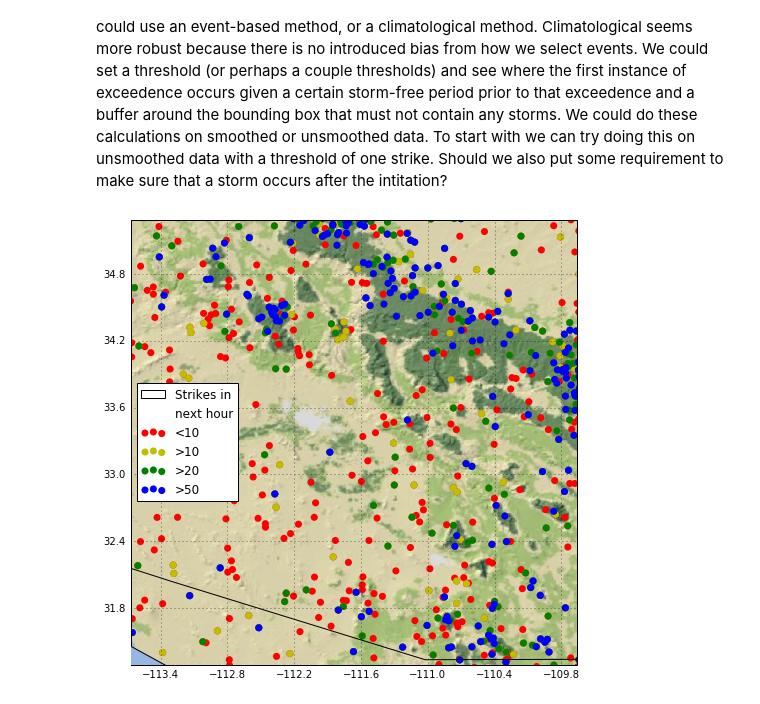
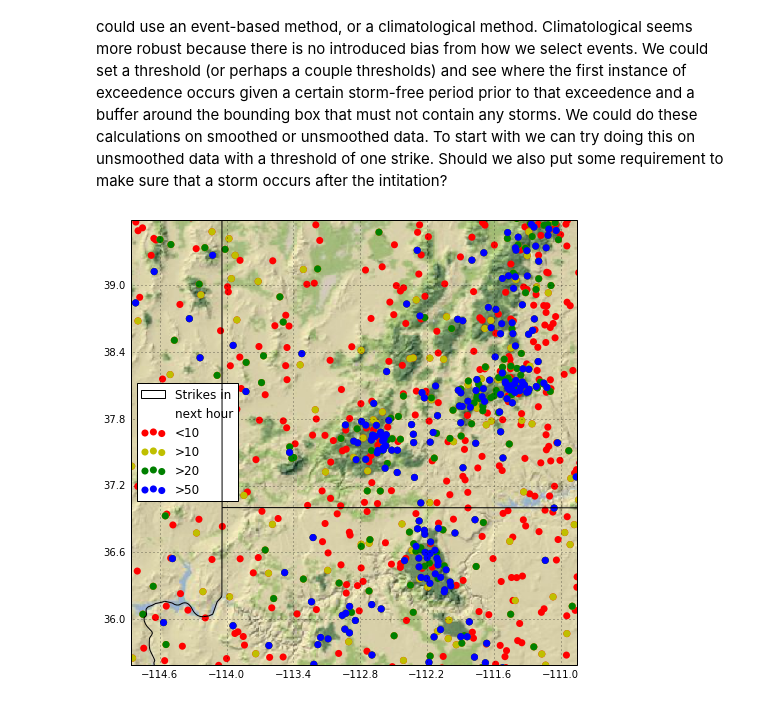
Before and after one commit to jsignell/lightning-tools, a Jupyter notebook: Initiation.ipynb, the cells around one changed output. Cells and saved outputs as stored; diff of their text form; code cells hidden in the pictures.

```diff
--- a/Initiation.ipynb
+++ b/Initiation.ipynb
@@ -24,6 +30,6 @@ c.define_grid()
 # %%
 # open dataset for the months that you are interested in
-ds = c.get_ds(m=8)
+ds = c.get_ds(m=7, func=None)
 
 # get the time difference between each strike
 t_diff = pd.TimedeltaIndex(np.diff(ds.time))
@@ -32,11 +38,9 @@ t_diff = pd.TimedeltaIndex(np.diff(ds.time))
 cond=(t_diff>pd.Timedelta(hours=1)) & (t_diff<pd.Timedelta(days=20))
 
 # make a dataframe of all the records when this is the case and reset the index
-df = ds.record[1:][cond].to_dataframe().drop('record', axis=1).reset_index()
+df0 = ds.record[1:][cond].to_dataframe().drop('record', axis=1).reset_index()
 
 # count the strikes in the next hour
-# 19.1 ms per record
-mylist = [ds.record[((ds.time> ds.record[1:][cond][n].time) &
-          (ds.time< ds.record[1:][cond][n].time + pd.Timedelta(hours=1)))].count().values for n in range(cond.sum())]
+ml = [((ds.time>t.asm8) & (ds.time<(t+ pd.Timedelta(hours=1)).asm8)).sum().values for t in df0.time]
 
 ds.close()
@@ -45,20 +47,22 @@ s = pd.Series([n>50 for n in mylist1])
-# %%
-df_50 = df[s1]
-# %%
-df_50 = pd.concat([df_50, df1_50])
+# %%
+df = pd.concat([df, df0])
+
+df_10 = pd.concat([df_10, df0[np.array(ml)>10]])
+df_20 = pd.concat([df_20, df0[np.array(ml)>20]])
+df_50 = pd.concat([df_50, df0[np.array(ml)>50]])
 # %%
 plt.figure(figsize=(8,8))
 ax = plt.axes(projection=ccrs.PlateCarree())
 background(ax)
 kwargs=dict(x='lon', y='lat', ax=ax, s=50, edgecolor='None')
-df2.plot.scatter(c='r', **kwargs)
-df2_10.plot.scatter(c='y', **kwargs)
-df2_20.plot.scatter(c='g', **kwargs)
-df2_50.plot.scatter(c='b', **kwargs)
+df.plot.scatter(c='r', **kwargs)
+df_10.plot.scatter(c='y', **kwargs)
+df_20.plot.scatter(c='g', **kwargs)
+df_50.plot.scatter(c='b', **kwargs)
 ax.set_extent([c.gridx.min()+1, c.gridx.max()-1, c.gridy.min()+1, c.gridy.max()-1])
 ax.add_image(StamenTerrain(), 7)
 plt.legend(['Strikes in', 'next hour',
             '<10', '>10','>20', '>50'], loc='center left');
-plt.savefig('./output/phoenix/JA Initiation Locations.png')
+plt.savefig('./output/cedar/JA Initiation Locations.png')
 # %% [output]
-[figure, old version]
+[figure, new version]
```
Also changed, not shown: parts of 2 cells of this notebook.
